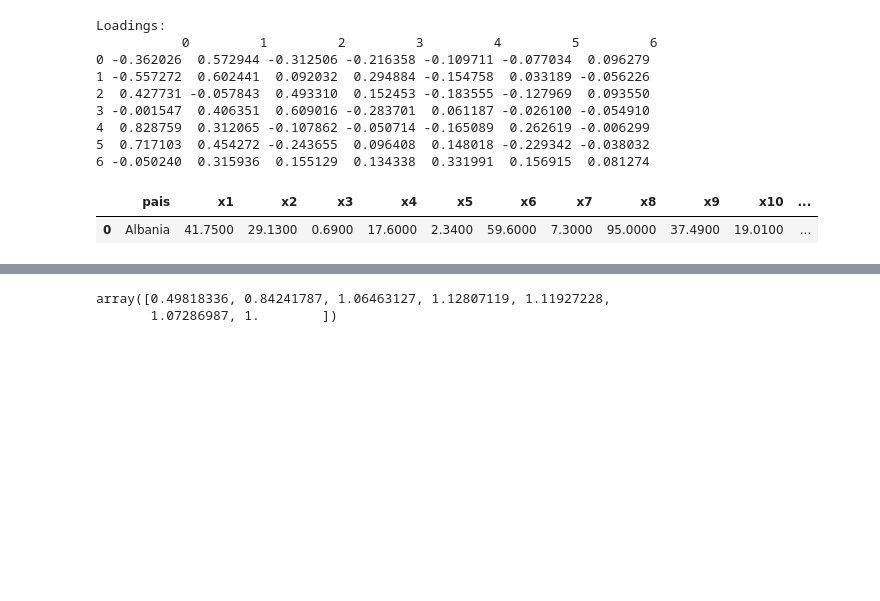
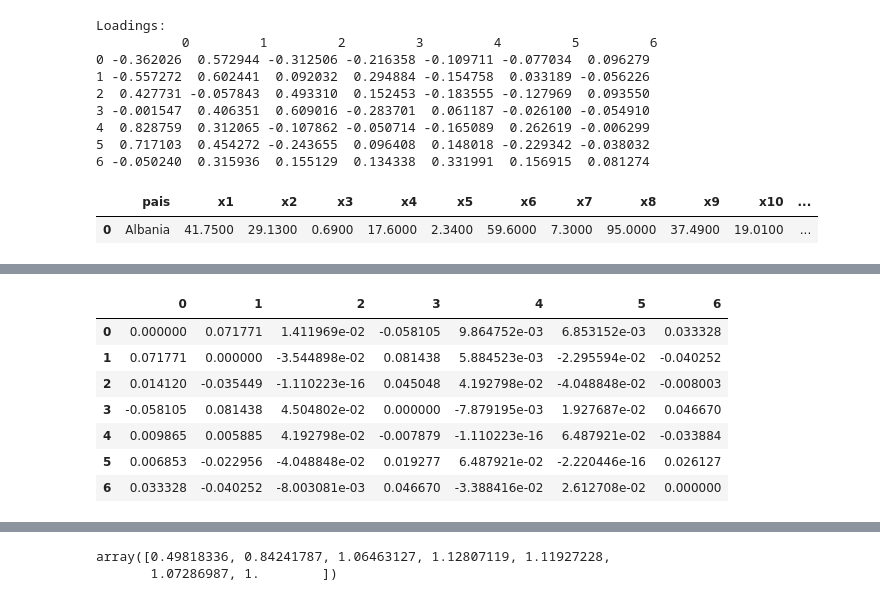
Before and after one commit to DavidGuzzi/MECMT04, a Jupyter notebook: problem_set_5/FA.ipynb, the cells around one changed output, grey strips where cells are left out. Drawn from its saved outputs; the diff is of its cells as text; code cells hidden in the pictures; blank space fills up the shorter version.

```diff
--- a/problem_set_5/FA.ipynb
+++ b/problem_set_5/FA.ipynb
@@ -465,0 +467,42 @@ principal_factor_method(df.iloc[:,1:].values, n_components=2)
+# %%
+n_components = 4
+X_corr = np.corrcoef(final.iloc[:,2:].values, rowvar=False)
+X_corr_inv = np.linalg.inv(X_corr)
+X_corr_inv_diag = np.diag(X_corr_inv)
+R = 1 - (1 / X_corr_inv_diag)
+np.fill_diagonal(X_corr, R)
+eigenvalues, _ = np.linalg.eig(X_corr)
+#agregar la otra opción.
+eigenvectors, eigenvalues_p, _ = randomized_svd(X_corr, n_components=X_corr.shape[1], random_state=1234567890)
+
+loadings = eigenvectors * np.sqrt(eigenvalues_p)
+positive_filter = np.array([i for i, value in enumerate(np.round(eigenvalues_p, decimals=10)) if value in np.round(eigenvalues, decimals=10)])
+postive_loadings = loadings[:, positive_filter]
+
+if n_components == None:
+    postive_loadings
+else:
+    postive_loadings = postive_loadings[:, :n_components]
+
+loadings_matrix = pd.DataFrame(postive_loadings, columns=[f"Factor {i+1}" for i in range(postive_loadings.shape[1])], index=[f"x{i+1}" for i in range(postive_loadings.shape[0])]).reset_index(names='Variable')
+communalities, uniquenesses = np.sum((postive_loadings**2), axis=1), 1 - np.sum((postive_loadings**2), axis=1)
+loadings_matrix = pd.concat([loadings_matrix, pd.DataFrame(uniquenesses, columns=['Uniqueness']), pd.DataFrame(communalities, columns=['Communality'])], axis=1)
+eigenv_matrix = pd.DataFrame(np.sort(eigenvalues)[::-1], columns=['Eigenvalue'], index=[f"Factor {i+1}" for i in range(eigenvalues.shape[0])]).reset_index(names='Factor')
+eigenv_proportion = [np.sort(eigenvalues)[::-1][i] / np.sum(np.sort(eigenvalues)[::-1]) for i in range(len(eigenvalues))]
+eigenv_proportion_cs = np.cumsum(eigenv_proportion)
+eigenv_matrix = pd.concat([eigenv_matrix, pd.DataFrame(eigenv_proportion, columns=['Proportion']), pd.DataFrame(eigenv_proportion_cs, columns=['Cumulative'])], axis=1)
+
+ee = pd.DataFrame(postive_loadings @ postive_loadings.T + np.diag(uniquenesses))
+# %%
+re = pd.DataFrame(np.corrcoef(final.iloc[:,2:].values, rowvar=False))
+# %%
+re - ee
+# %% [output]
+|  | 0 | 1 | 2 | 3 | 4 | 5 | 6 |
+| 0 | 0.000000 | 0.071771 | 1.411969e-02 | -0.058105 | 9.864752e-03 | 6.853152e-03 | 0.033328 |
+| 1 | 0.071771 | 0.000000 | -3.544898e-02 | 0.081438 | 5.884523e-03 | -2.295594e-02 | -0.040252 |
+| 2 | 0.014120 | -0.035449 | -1.110223e-16 | 0.045048 | 4.192798e-02 | -4.048848e-02 | -0.008003 |
+| 3 | -0.058105 | 0.081438 | 4.504802e-02 | 0.000000 | -7.879195e-03 | 1.927687e-02 | 0.046670 |
+| 4 | 0.009865 | 0.005885 | 4.192798e-02 | -0.007879 | -1.110223e-16 | 6.487921e-02 | -0.033884 |
+| 5 | 0.006853 | -0.022956 | -4.048848e-02 | 0.019277 | 6.487921e-02 | -2.220446e-16 | 0.026127 |
+| 6 | 0.033328 | -0.040252 | -8.003081e-03 | 0.046670 | -3.388416e-02 | 2.612708e-02 | 0.000000 |
```
Also changed, not shown: parts of 3 cells of this notebook.
